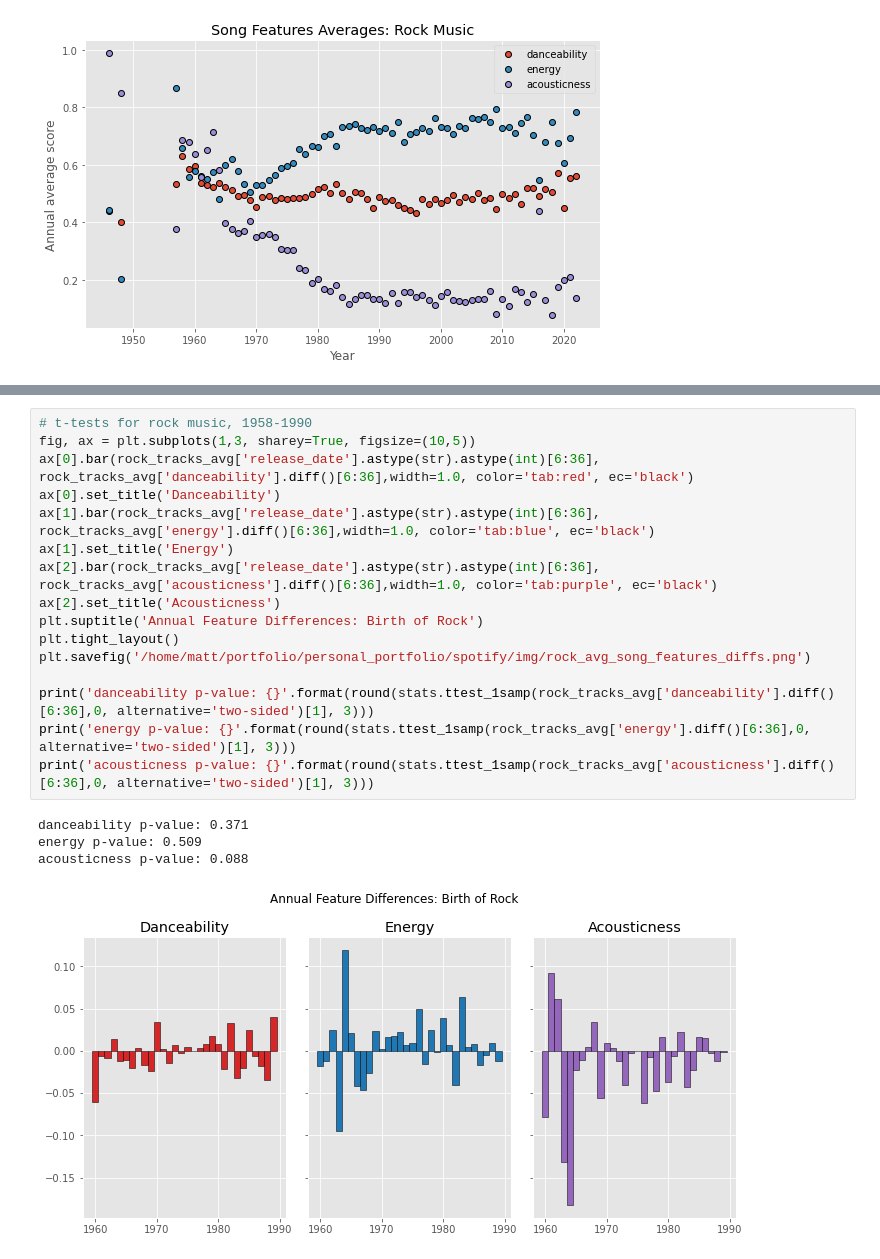
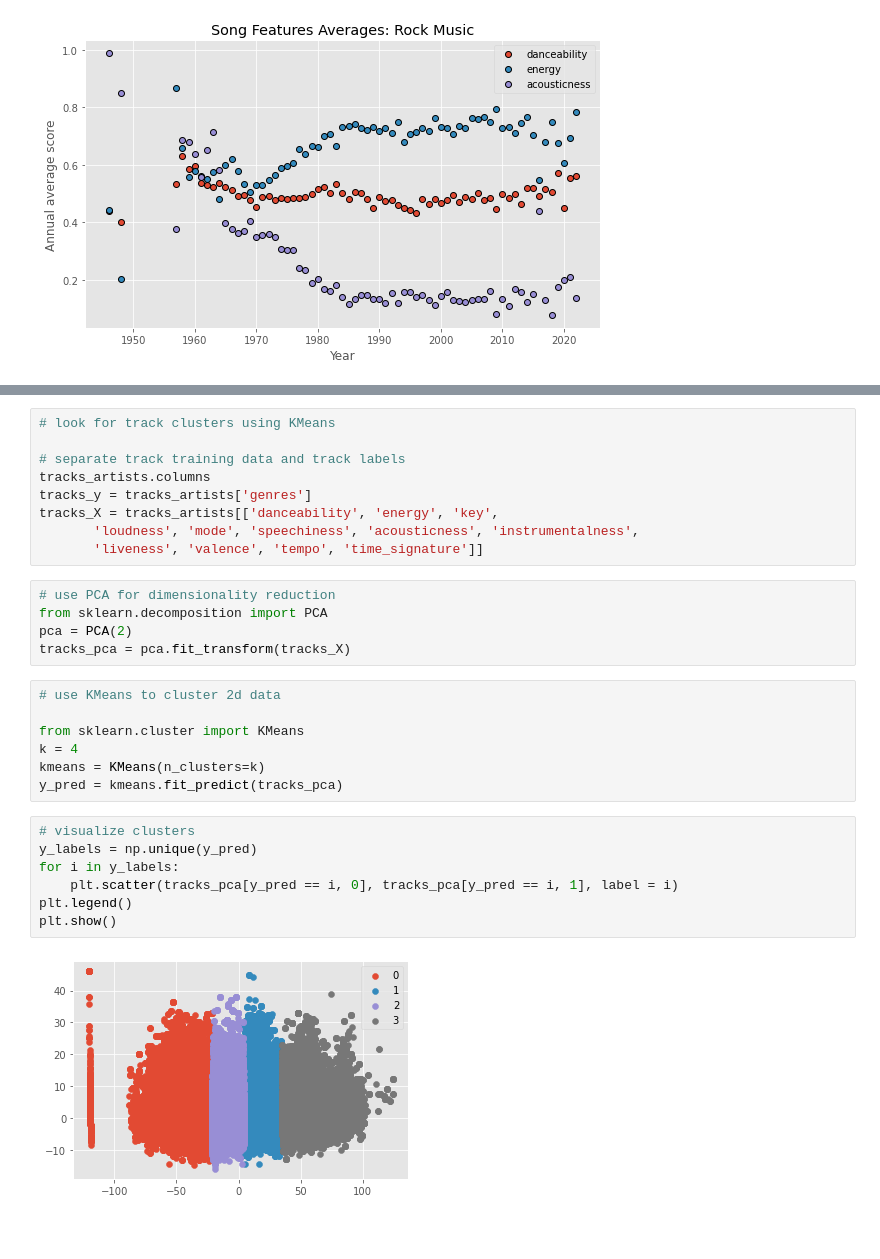
Before and after one commit to mattslatt/personal_portfolio, a Jupyter notebook: spotify/notebooks/analysis.ipynb, the cells around one changed output, grey strips where cells are left out. Cells and saved outputs as stored; diff of their text form; blank space fills up the shorter version.

```diff
--- a/spotify/notebooks/analysis.ipynb
+++ b/spotify/notebooks/analysis.ipynb
@@ -104,21 +123,30 @@ liveness p-value: 0.225
-# %%
-# t-tests for rock music, 1958-1990
-fig, ax = plt.subplots(1,3, sharey=True, figsize=(10,5))
-ax[0].bar(rock_tracks_avg['release_date'].astype(str).astype(int)[6:36], rock_tracks_avg['danceability'].diff()[6:36],width=1.0, color='tab:red', ec='black')
-ax[0].set_title('Danceability')
-ax[1].bar(rock_tracks_avg['release_date'].astype(str).astype(int)[6:36], rock_tracks_avg['energy'].diff()[6:36],width=1.0, color='tab:blue', ec='black')
-ax[1].set_title('Energy')
-ax[2].bar(rock_tracks_avg['release_date'].astype(str).astype(int)[6:36], rock_tracks_avg['acousticness'].diff()[6:36],width=1.0, color='tab:purple', ec='black')
-ax[2].set_title('Acousticness')
-plt.suptitle('Annual Feature Differences: Birth of Rock')
-plt.tight_layout()
-plt.savefig('/home/matt/portfolio/personal_portfolio/spotify/img/rock_avg_song_features_diffs.png')
-
-print('danceability p-value: {}'.format(round(stats.ttest_1samp(rock_tracks_avg['danceability'].diff()[6:36],0, alternative='two-sided')[1], 3)))
-print('energy p-value: {}'.format(round(stats.ttest_1samp(rock_tracks_avg['energy'].diff()[6:36],0, alternative='two-sided')[1], 3)))
-print('acousticness p-value: {}'.format(round(stats.ttest_1samp(rock_tracks_avg['acousticness'].diff()[6:36],0, alternative='two-sided')[1], 3)))
-# %% [output]
-danceability p-value: 0.371
-energy p-value: 0.509
-acousticness p-value: 0.088
-[figure, removed]
+# %%
+# look for track clusters using KMeans
+
+# separate track training data and track labels
+tracks_artists.columns
+tracks_y = tracks_artists['genres']
+tracks_X = tracks_artists[['danceability', 'energy', 'key',
+       'loudness', 'mode', 'speechiness', 'acousticness', 'instrumentalness',
+       'liveness', 'valence', 'tempo', 'time_signature']]
+# %%
+# use PCA for dimensionality reduction
+from sklearn.decomposition import PCA
+pca = PCA(2)
+tracks_pca = pca.fit_transform(tracks_X)
+# %%
+# use KMeans to cluster 2d data
+
+from sklearn.cluster import KMeans
+k = 4
+kmeans = KMeans(n_clusters=k)
+y_pred = kmeans.fit_predict(tracks_pca)
+# %%
+# visualize clusters
+y_labels = np.unique(y_pred)
+for i in y_labels:
+    plt.scatter(tracks_pca[y_pred == i, 0], tracks_pca[y_pred == i, 1], label = i)
+plt.legend()
+plt.show()
+# %% [output]
+[figure, added]
```
Also changed, not shown: parts of 13 cells of this notebook, 1 other file.
